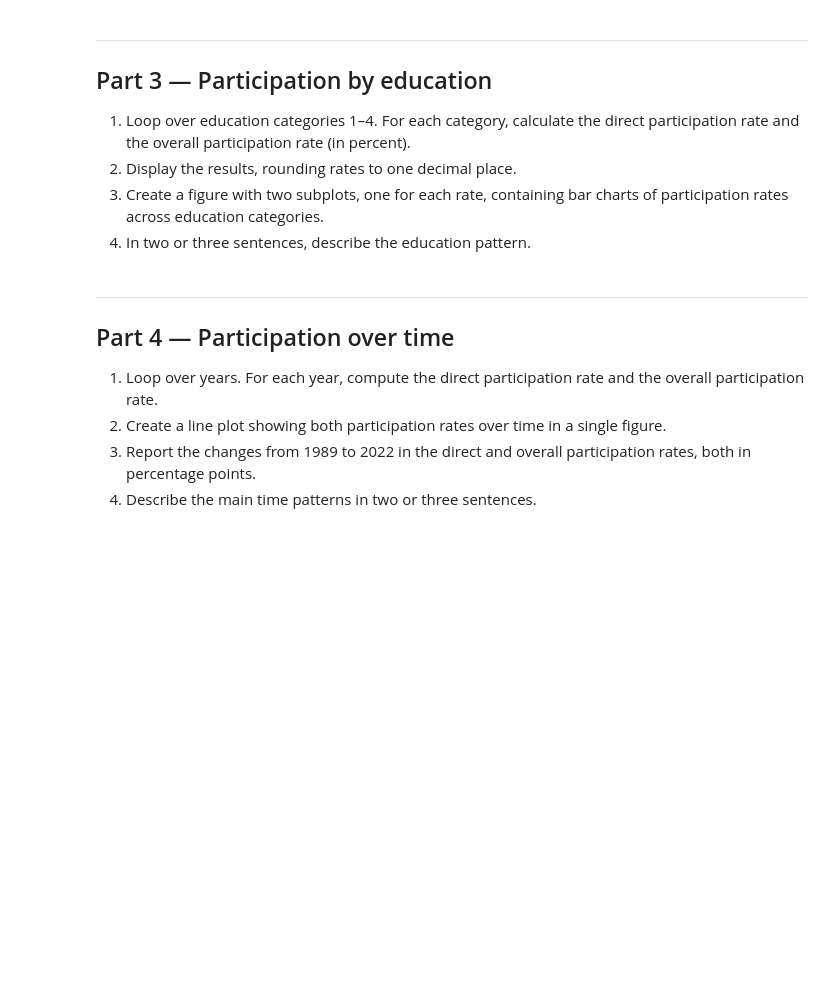
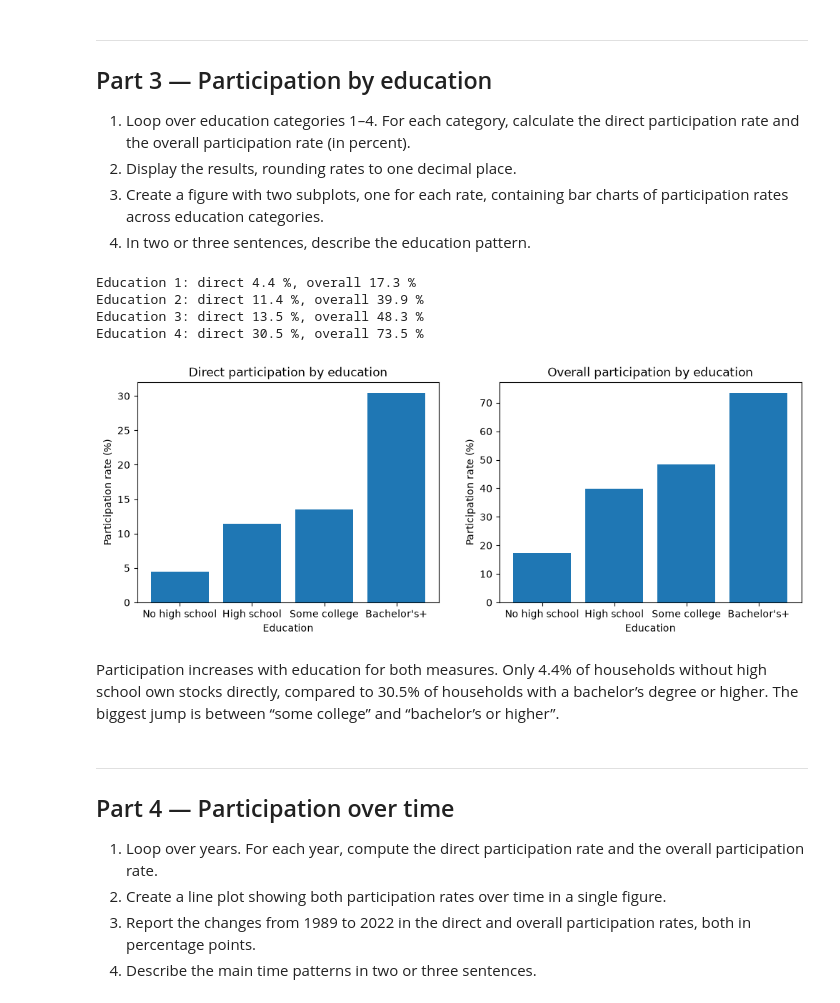
Before and after one commit to TorjanDev/TECH2-H26-assignment3, a Jupyter notebook: assignment3.ipynb, the cells around one changed output. Saved outputs shown, nothing was run; the diff lists cells and outputs as text; code cells hidden in the pictures; blank space fills up the shorter version.

```diff
--- a/assignment3.ipynb
+++ b/assignment3.ipynb
@@ -158,3 +182,23 @@ built-in `mean()` method.
    results.
 3. Use pandas's built-in `mean()` method to compute the direct and overall
    participation rates. Report the results.
+# %%
+# 2.1 function that returns the share of ones in percent
+def participation_rate(indicator):
+    ones = 0
+    for value in indicator:
+        if value == 1:
+            ones = ones + 1
+    return ones / len(indicator) * 100
+
+# 2.2 rates with the function
+rate_direct = participation_rate(df['direct'])
+rate_overall = participation_rate(df['overall'])
+print(f'Direct (function): {round(rate_direct, 2)} %')
+print(f'Overall (function): {round(rate_overall, 2)} %')
+
+# 2.3 rates with mean()
+mean_direct = df['direct'].mean() * 100
+mean_overall = df['overall'].mean() * 100
+print(f'Direct (mean): {round(mean_direct, 2)} %')
+print(f'Overall (mean): {round(mean_overall, 2)} %')
@@ -168,6 +217,45 @@ built-in `mean()` method.
 3. Create a figure with two subplots, one for each rate, containing bar charts
    of participation rates across education categories.
 4. In two or three sentences, describe the education pattern.
+# %%
+import matplotlib.pyplot as plt
+
+# 3.1 rates for each education level
+educ_levels = [1, 2, 3, 4]
+educ_direct = []
+educ_overall = []
+for educ in educ_levels:
+    educ_rows = df[df['educ'] == educ]
+    educ_direct.append(participation_rate(educ_rows['direct']))
+    educ_overall.append(participation_rate(educ_rows['overall']))
+
+# 3.2 print the results rounded to one decimal
+for i in range(len(educ_levels)):
+    print(f'Education {educ_levels[i]}: direct {round(educ_direct[i], 1)} %, overall {round(educ_overall[i], 1)} %')
+
+# 3.3 bar charts, one subplot for each rate
+educ_labels = ['No high school', 'High school', 'Some college', "Bachelor's+"]
+fig, axes = plt.subplots(1, 2, figsize=(12, 4))
+
+axes[0].bar(educ_labels, educ_direct)
+axes[0].set_title('Direct participation by education')
+axes[0].set_xlabel('Education')
+axes[0].set_ylabel('Participation rate (%)')
+
+axes[1].bar(educ_labels, educ_overall)
+axes[1].set_title('Overall participation by education')
+axes[1].set_xlabel('Education')
+axes[1].set_ylabel('Participation rate (%)')
+
+plt.show()
+# %% [output]
+Education 1: direct 4.4 %, overall 17.3 %
+Education 2: direct 11.4 %, overall 39.9 %
+Education 3: direct 13.5 %, overall 48.3 %
+Education 4: direct 30.5 %, overall 73.5 %
+[figure, added]
+# %% [markdown]
+Participation increases with education for both measures. Only 4.4% of households without high school own stocks directly, compared to 30.5% of households with a bachelor’s degree or higher. The biggest jump is between “some college” and “bachelor’s or higher”.
 # %% [markdown]
 ***
 ## Part 4 — Participation over time
```
Also changed, not shown: parts of 5 cells of this notebook.
